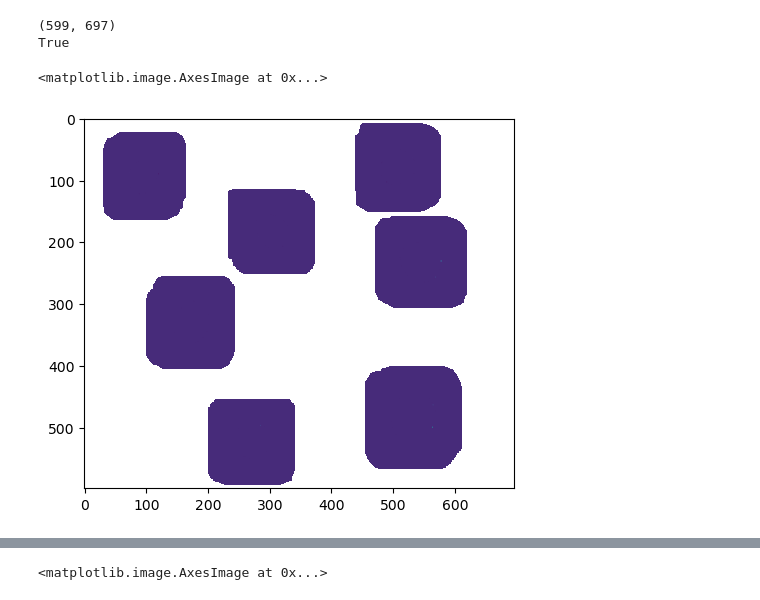
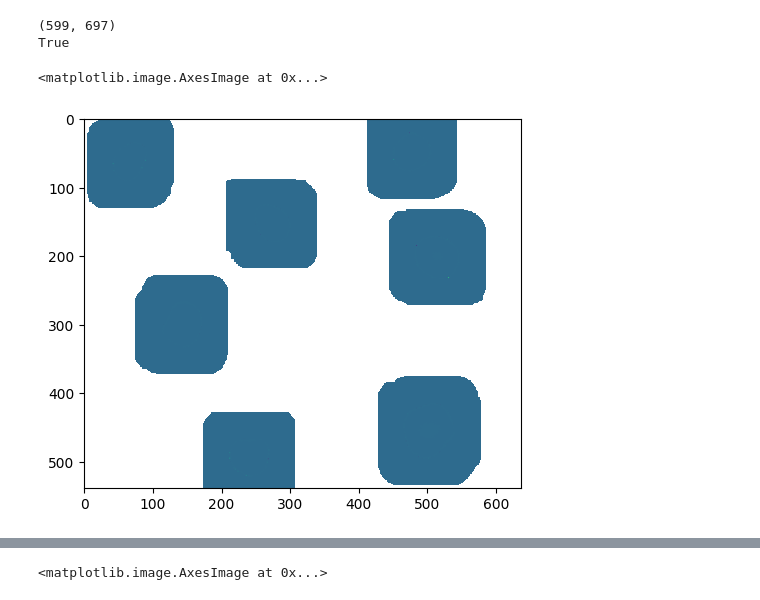
Before and after one commit to amfaber/tracking_optimizations, a Jupyter notebook: gpu-tracking/testing/explore.ipynb, the cells around one changed output, grey strips where cells are left out. Saved outputs shown, nothing was run; the diff lists cells and outputs as text; code cells hidden in the pictures.

```diff
--- a/gpu-tracking/testing/explore.ipynb
+++ b/gpu-tracking/testing/explore.ipynb
@@ -215,10 +215,11 @@ data = np.stack(frames)
 # %%
 cube = np.moveaxis(np.load("cube.npy"), -1, 0)
 # %%
-idx = 1
-plt.imshow(cube[idx] / data[idx])
+idx = 0
+border = 30
+plt.imshow(cube[idx, border:-border, border:-border] / data[idx, border:-border, border:-border])
 # %% [output]
 <matplotlib.image.AxesImage at 0x...>
-[figure, old version]
+[figure, new version]
 # %%
 idx = 9
```
Also changed, not shown: parts of 5 cells of this notebook, 5 other files.
